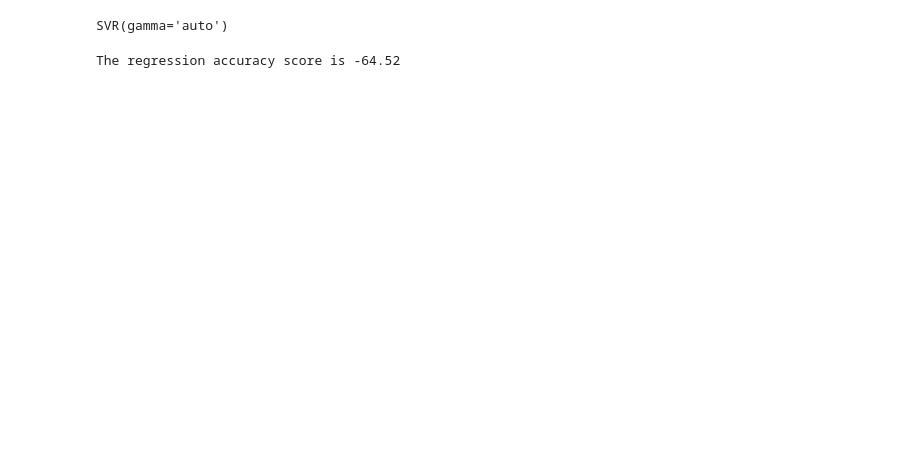
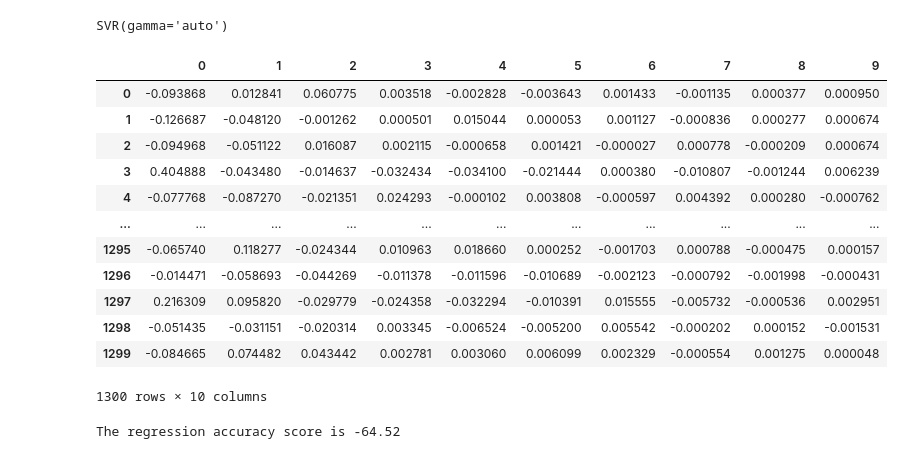
Before and after one commit to ChengyangZhong/Machine-Learning-Project-Group-6, a Jupyter notebook: svm_regression.ipynb, the cells around one changed output. Saved outputs shown, nothing was run; the diff lists cells and outputs as text; code cells hidden in the pictures; blank space fills up the shorter version.

```diff
--- a/svm_regression.ipynb
+++ b/svm_regression.ipynb
@@ -83,3 +85,21 @@ clf.fit(X_train,y_train)
 # %% [output]
 SVR(gamma='auto')
+# %%
+x_test_Components = pca.fit_transform(x_test)
+x_test_pca = pd.DataFrame(data = x_test_Components)
+x_test_pca
+# %% [output]
+|  | 0 | 1 | 2 | 3 | 4 | 5 | 6 | 7 | 8 | 9 |
+| 0 | -0.093868 | 0.012841 | 0.060775 | 0.003518 | -0.002828 | -0.003643 | 0.001433 | -0.001135 | 0.000377 | 0.000950 |
+| 1 | -0.126687 | -0.048120 | -0.001262 | 0.000501 | 0.015044 | 0.000053 | 0.001127 | -0.000836 | 0.000277 | 0.000674 |
+| 2 | -0.094968 | -0.051122 | 0.016087 | 0.002115 | -0.000658 | 0.001421 | -0.000027 | 0.000778 | -0.000209 | 0.000674 |
+| 3 | 0.404888 | -0.043480 | -0.014637 | -0.032434 | -0.034100 | -0.021444 | 0.000380 | -0.010807 | -0.001244 | 0.006239 |
+| 4 | -0.077768 | -0.087270 | -0.021351 | 0.024293 | -0.000102 | 0.003808 | -0.000597 | 0.004392 | 0.000280 | -0.000762 |
+| ... | ... | ... | ... | ... | ... | ... | ... | ... | ... | ... |
+| 1295 | -0.065740 | 0.118277 | -0.024344 | 0.010963 | 0.018660 | 0.000252 | -0.001703 | 0.000788 | -0.000475 | 0.000157 |
+| 1296 | -0.014471 | -0.058693 | -0.044269 | -0.011378 | -0.011596 | -0.010689 | -0.002123 | -0.000792 | -0.001998 | -0.000431 |
+| 1297 | 0.216309 | 0.095820 | -0.029779 | -0.024358 | -0.032294 | -0.010391 | 0.015555 | -0.005732 | -0.000536 | 0.002951 |
+| 1298 | -0.051435 | -0.031151 | -0.020314 | 0.003345 | -0.006524 | -0.005200 | 0.005542 | -0.000202 | 0.000152 | -0.001531 |
+| 1299 | -0.084665 | 0.074482 | 0.043442 | 0.002781 | 0.003060 | 0.006099 | 0.002329 | -0.000554 | 0.001275 | 0.000048 |
+1300 rows × 10 columns
 # %%
```
Also changed, not shown: parts of 8 cells of this notebook.
